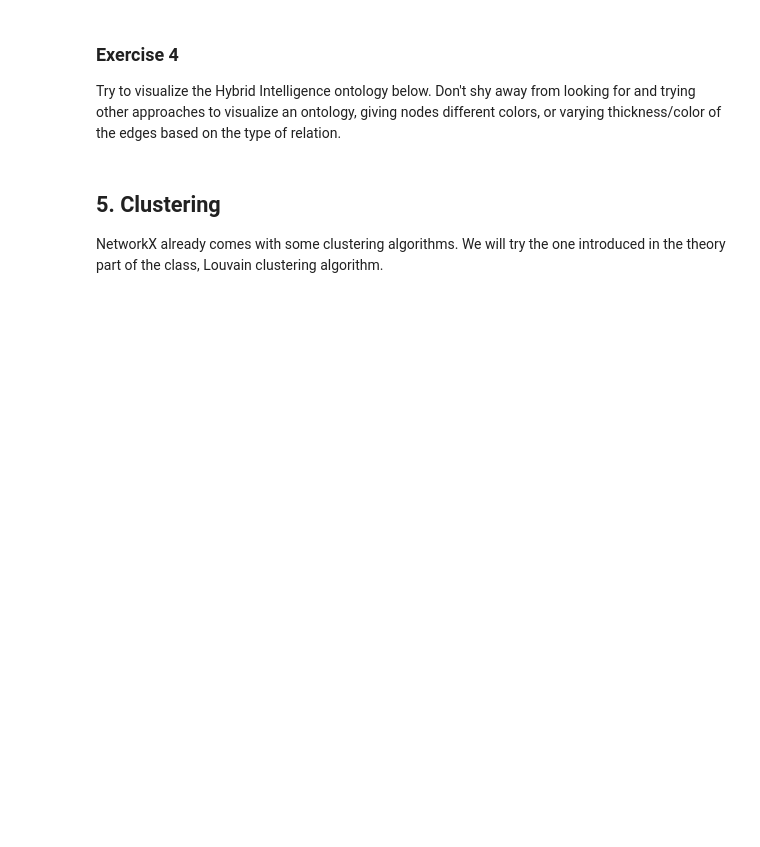
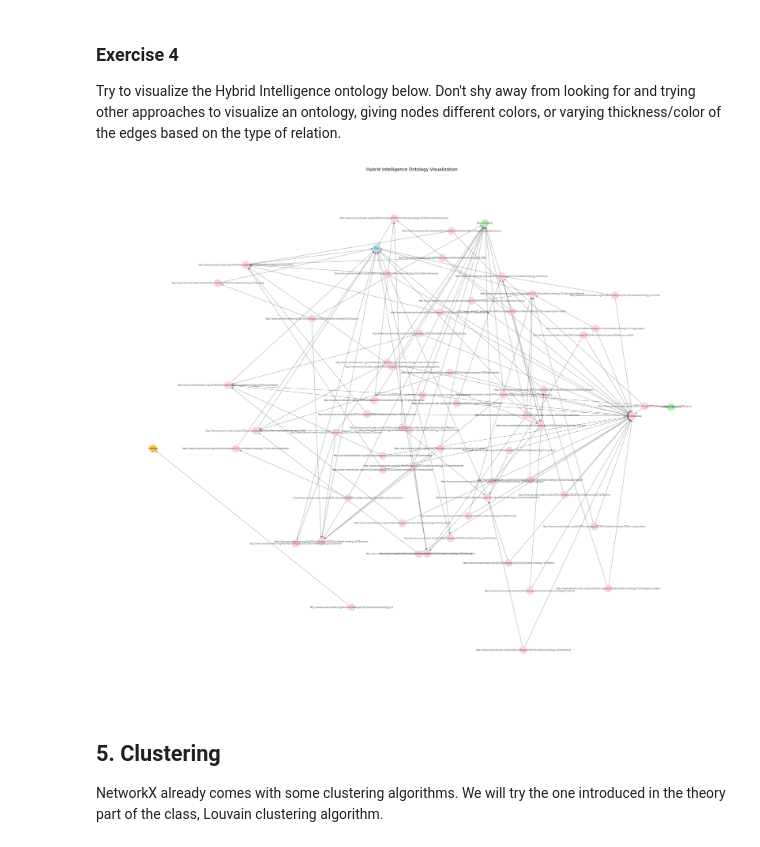
Before and after one commit to FieBergli/KG-tutorials, a Jupyter notebook: KGmeasures-tutorial.ipynb, the cells around one changed output. Cells and saved outputs as stored; diff of their text form; code cells hidden in the pictures; blank space fills up the shorter version.

```diff
--- a/KGmeasures-tutorial.ipynb
+++ b/KGmeasures-tutorial.ipynb
@@ -330,3 +516,51 @@ Try to visualize the Hybrid Intelligence ontology below. Don't shy away from loo
+# %%
+hi_ontology = rdflib.Graph()
+hi_ontology.parse("data/hi_ontology.nt")
+nx_hi_graph = rdflib_to_networkx_digraph(hi_ontology)
+nodes_to_remove = [n for n in nx_hi_graph.nodes() if isinstance(n, Literal)]
+nx_hi_graph.remove_nodes_from(nodes_to_remove)
+
+mapping = pd.DataFrame(nx_hi_graph.nodes())
+mapping['new_names'] = mapping[0].astype(str).str.split("#", n=1, expand=False)
+mapping['label'] = 'NA'
+
+for ind, m in mapping.iterrows():
+    mapping.loc[ind, 'label'] = m['new_names'][-1]
+
+map_dict = dict(zip(mapping[0], mapping['label']))
+G = nx.relabel_nodes(nx_hi_graph, map_dict, copy=True)
+
+node_colors = []
+for node in G.nodes():
+    if "Class" in node:
+        node_colors.append("skyblue")
+    elif "Property" in node:
+        node_colors.append("lightgreen")
+    elif "Ontology" in node:
+        node_colors.append("orange")
+    else:
+        node_colors.append("pink")
+
+plt.figure(figsize=(24, 20))
+
+pos = nx.spring_layout(G, seed=42, k=0.5)
+
+nx.draw(
+    G,
+    pos,
+    with_labels=True,
+    node_color=node_colors,
+    node_size=400,
+    font_size=6,
+    edge_color="gray",
+    alpha=0.7
+)
+
+plt.title("Hybrid Intelligence Ontology Visualization")
+plt.axis("off")
+plt.show()
+# %% [output]
+[figure, added]
 # %% [markdown]
 ## 5. Clustering
 
```
Also changed, not shown: parts of 35 cells of this notebook, 5 other files.
